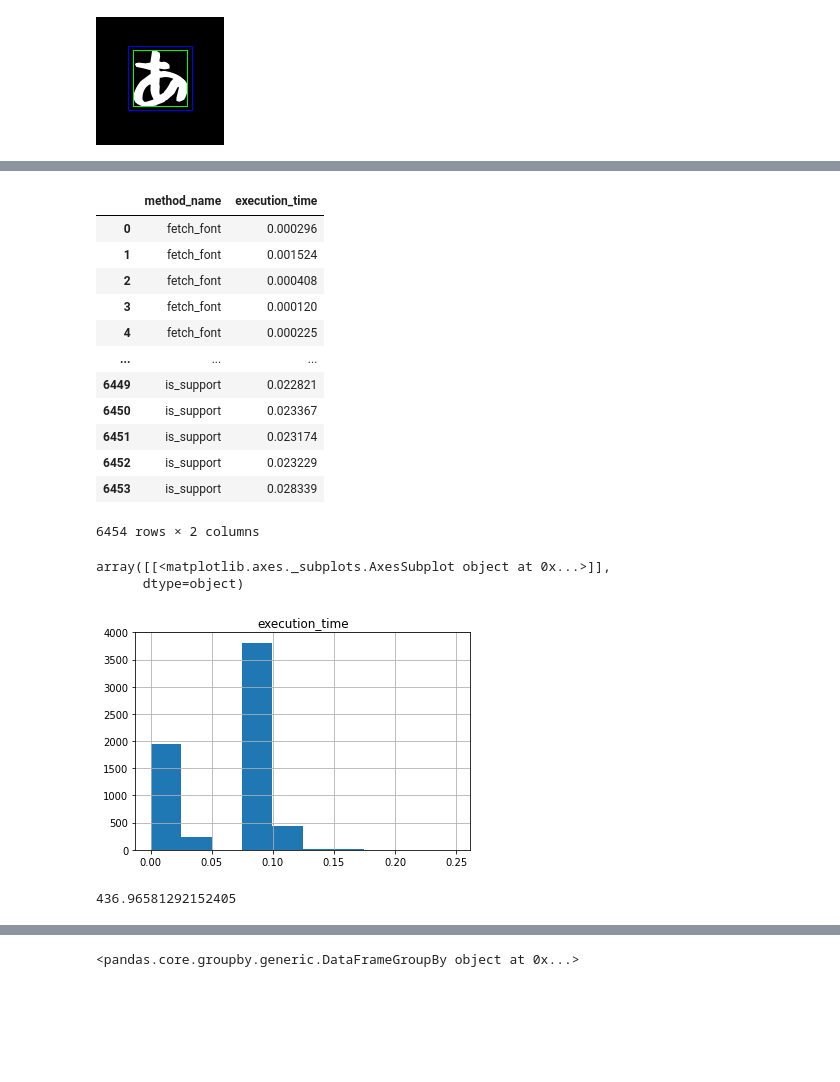
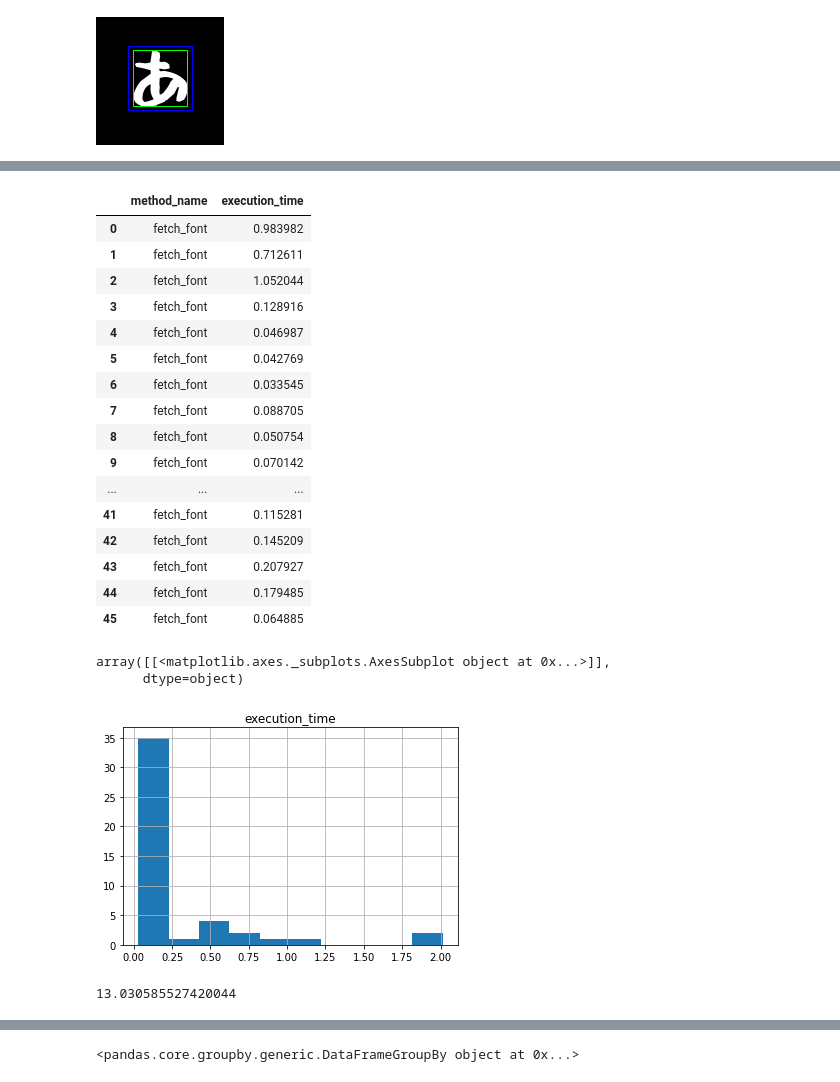
Before and after one commit to ichisadashioko/hiragana-recognition, a Jupyter notebook: note.ipynb, the cells around one changed output, grey strips where cells are left out. Drawn from its saved outputs; the diff is of its cells as text; code cells hidden in the pictures; blank space fills up the shorter version.

```diff
--- a/note.ipynb
+++ b/note.ipynb
@@ -218,7 +228,7 @@ for filename in file_list:
     log_file = LogFile(filename, ts, log_data)
     logs.append(log_file)
 
-logs.sort(key=lambda x: x.ts)
+logs.sort(key=lambda x: x.ts, reverse=True)
 # %%
 logs
 # %% [output]
@@ -233,31 +253,35 @@ logs
 # %%
-log = logs[-1]
+log = logs[0]
 data = log.data
 data
 # %% [output]
 |  | method_name | execution_time |
-| 0 | fetch_font | 0.000296 |
-| 1 | fetch_font | 0.001524 |
-| 2 | fetch_font | 0.000408 |
-| 3 | fetch_font | 0.000120 |
-| 4 | fetch_font | 0.000225 |
+| 0 | fetch_font | 0.983982 |
+| 1 | fetch_font | 0.712611 |
+| 2 | fetch_font | 1.052044 |
+| 3 | fetch_font | 0.128916 |
+| 4 | fetch_font | 0.046987 |
+| 5 | fetch_font | 0.042769 |
+| 6 | fetch_font | 0.033545 |
+| 7 | fetch_font | 0.088705 |
+| 8 | fetch_font | 0.050754 |
+| 9 | fetch_font | 0.070142 |
 | ... | ... | ... |
-| 6449 | is_support | 0.022821 |
-| 6450 | is_support | 0.023367 |
-| 6451 | is_support | 0.023174 |
-| 6452 | is_support | 0.023229 |
-| 6453 | is_support | 0.028339 |
+| 41 | fetch_font | 0.115281 |
+| 42 | fetch_font | 0.145209 |
+| 43 | fetch_font | 0.207927 |
+| 44 | fetch_font | 0.179485 |
+| 45 | fetch_font | 0.064885 |
-6454 rows × 2 columns
 # %%
 data.hist()
 # %% [output]
 array([[<matplotlib.axes._subplots.AxesSubplot object at 0x...>]],
       dtype=object)
-[figure, old version]
+[figure, new version]
 # %%
 data.execution_time.sum()
 # %% [output]
-436.96581292152405
+13.030585527420044
 # %%
 np_data = data.to_numpy()
 np_data
```
Also changed, not shown: parts of 20 cells of this notebook, 4 other files.
